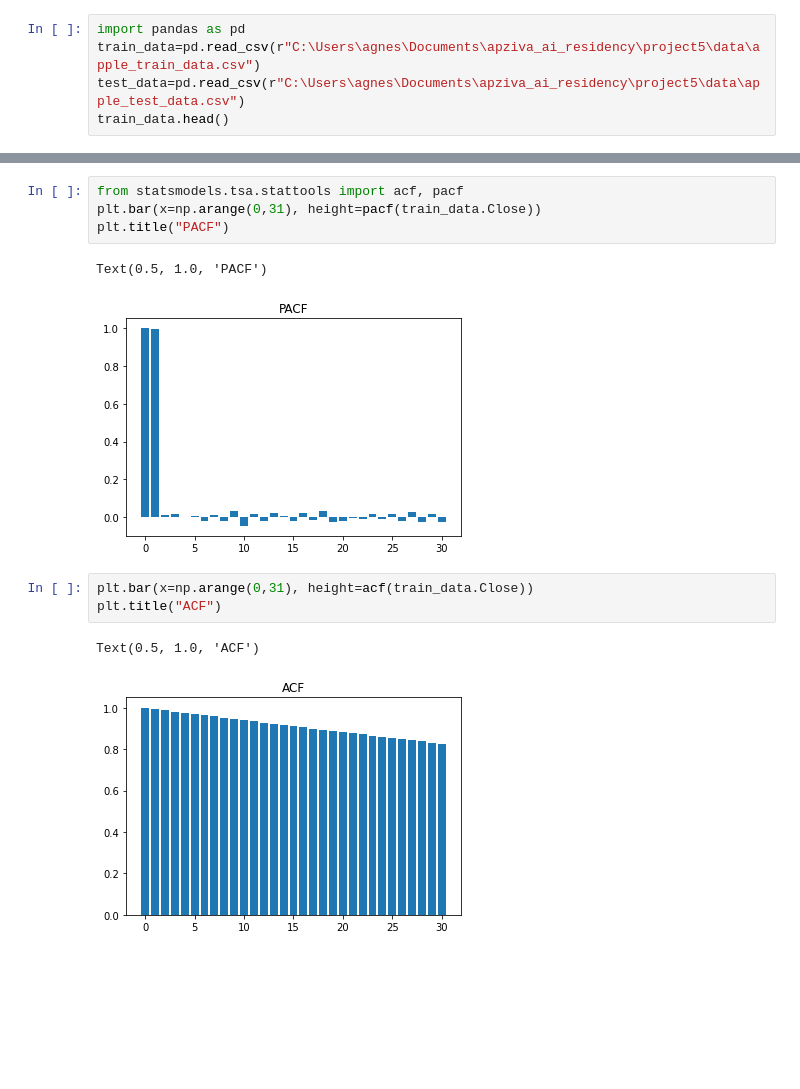
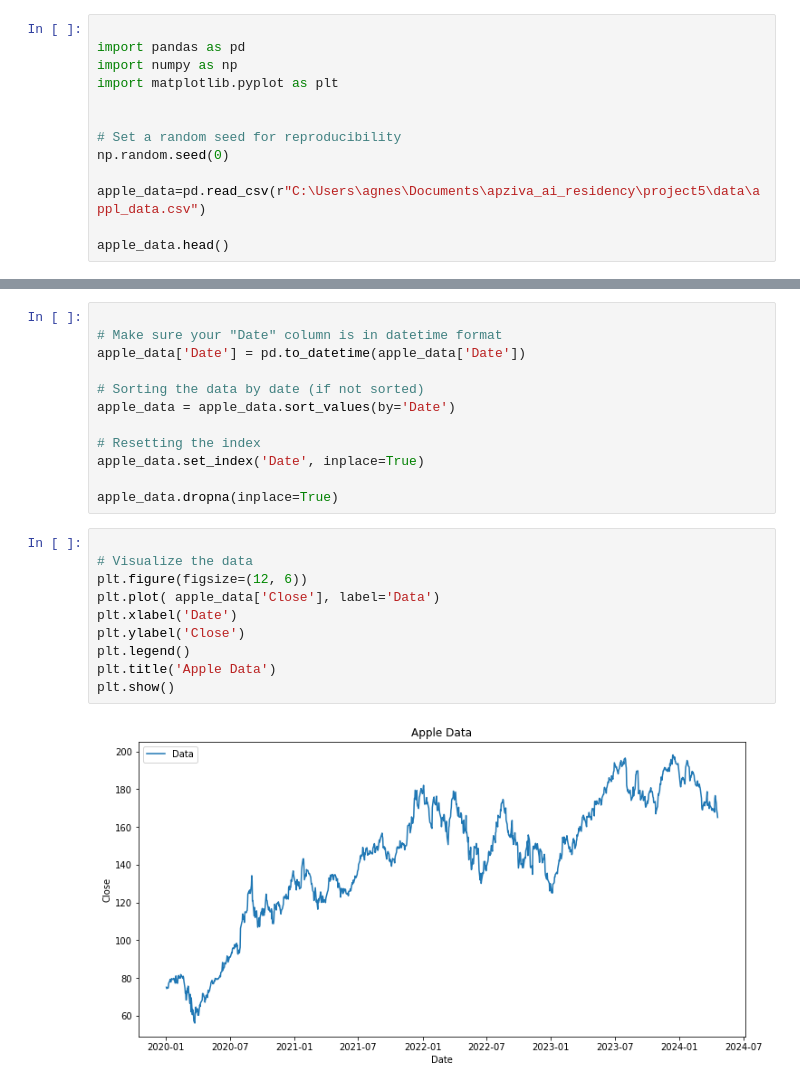
Before and after one commit to afolga/apziva_ai_residency, a Jupyter notebook: project5/notebooks/AutoRegressive.ipynb, the cells around one changed output, grey strips where cells are left out. Drawn from its saved outputs; the diff is of its cells as text; blank space fills up the shorter version.

```diff
--- a/project5/notebooks/AutoRegressive.ipynb
+++ b/project5/notebooks/AutoRegressive.ipynb
@@ -1,7 +1,15 @@
 # %%
+
 import pandas as pd
-train_data=pd.read_csv(r"C:\Users\agnes\Documents\apziva_ai_residency\project5\data\apple_train_data.csv")
-test_data=pd.read_csv(r"C:\Users\agnes\Documents\apziva_ai_residency\project5\data\apple_test_data.csv")
-train_data.head()
+import numpy as np
+import matplotlib.pyplot as plt
+
+
+# Set a random seed for reproducibility
+np.random.seed(0)
+
+apple_data=pd.read_csv(r"C:\Users\agnes\Documents\apziva_ai_residency\project5\data\appl_data.csv")
+
+apple_data.head()
 # %% [output]
 |  | Date | Open | High | Low | Close | Adj Close | Volume |
@@ -11,16 +19,27 @@ train_data.head()
 | 3 | 2020-01-07 | 74.959999 | 75.224998 | 74.370003 | 74.597504 | 72.582664 | 108872000 |
 | 4 | 2020-01-08 | 74.290001 | 76.110001 | 74.290001 | 75.797501 | 73.750252 | 132079200 |
 # %%
-from statsmodels.tsa.stattools import acf, pacf
-plt.bar(x=np.arange(0,31), height=pacf(train_data.Close))
-plt.title("PACF")
+
+# Make sure your "Date" column is in datetime format
+apple_data['Date'] = pd.to_datetime(apple_data['Date'])
+
+# Sorting the data by date (if not sorted)
+apple_data = apple_data.sort_values(by='Date')
+
+# Resetting the index
+apple_data.set_index('Date', inplace=True)
+
+apple_data.dropna(inplace=True)
-# %% [output]
-Text(0.5, 1.0, 'PACF')
-[figure, removed]
 # %%
-plt.bar(x=np.arange(0,31), height=acf(train_data.Close))
-plt.title("ACF")
+
+# Visualize the data
+plt.figure(figsize=(12, 6))
+plt.plot( apple_data['Close'], label='Data')
+plt.xlabel('Date')
+plt.ylabel('Close')
+plt.legend()
+plt.title('Apple Data')
+plt.show()
 # %% [output]
-Text(0.5, 1.0, 'ACF')
-[figure, old version]
+[figure, new version]
 # %%
```
Also changed, not shown: parts of 10 cells of this notebook, 6 other files.
